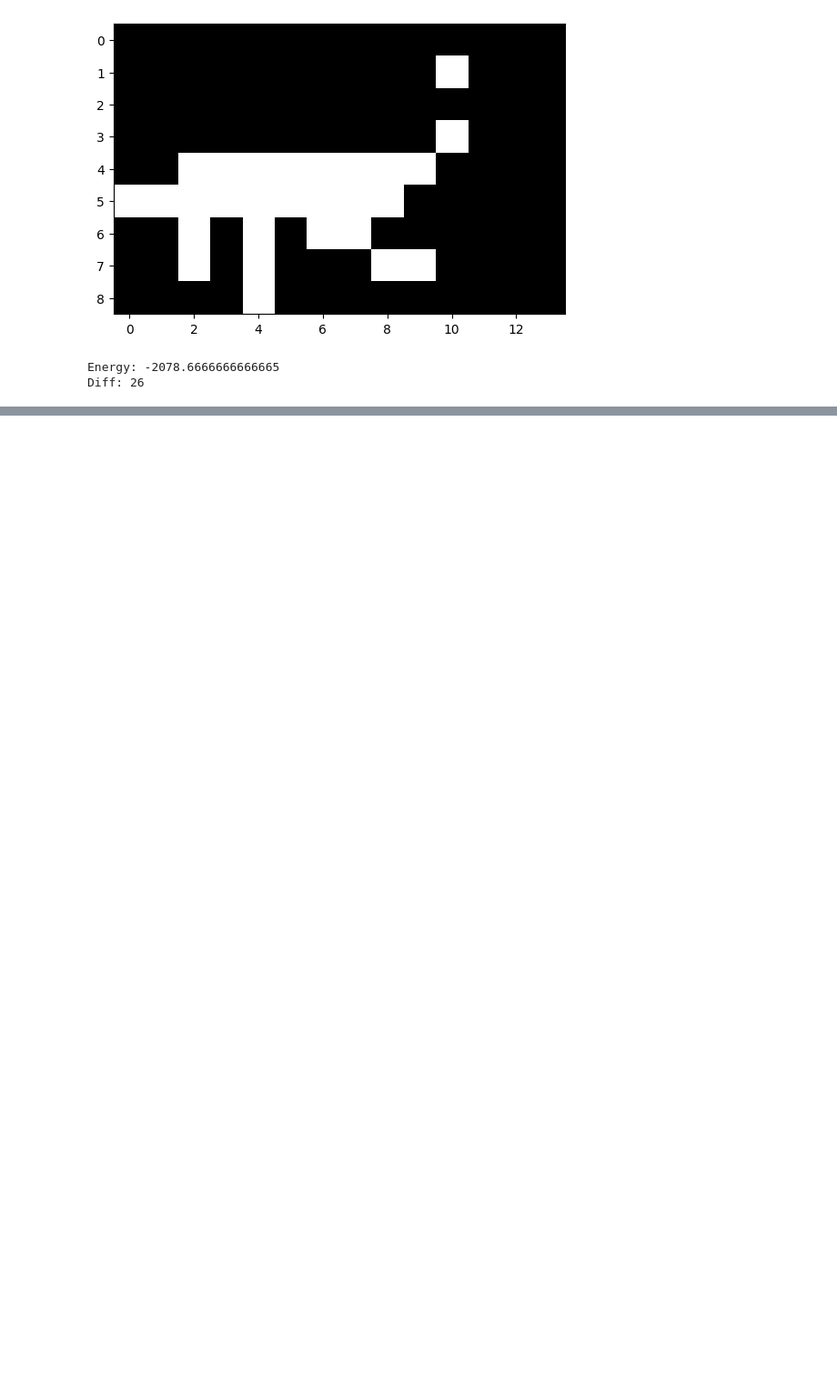
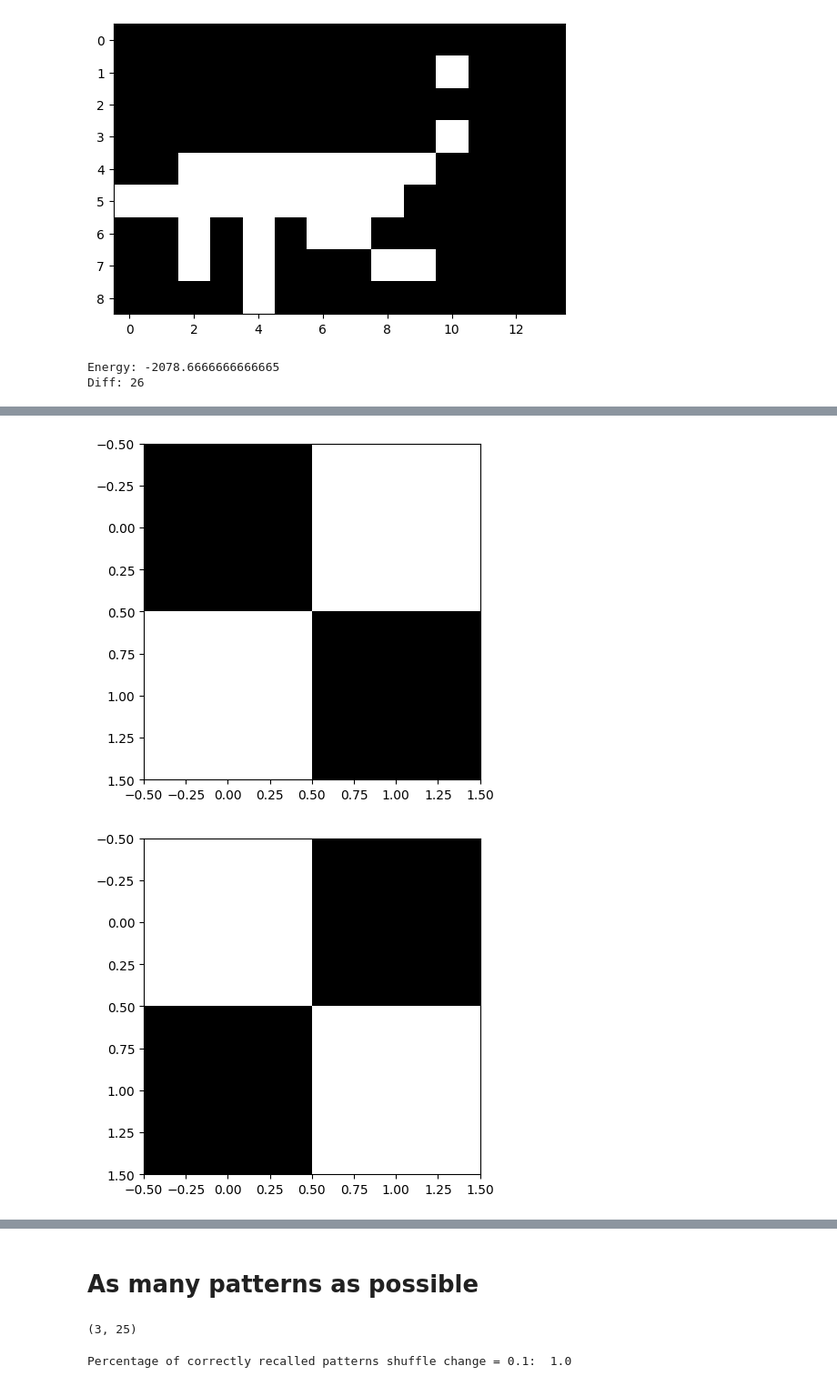
Before and after one commit to KarolDenst/Hopfield, a Jupyter notebook: hopfield.ipynb, the cells around one changed output, grey strips where cells are left out. Shown at 91% size. Cells and saved outputs as stored; diff of their text form; code cells hidden in the pictures; blank space fills up the shorter version.

```diff
--- a/hopfield.ipynb
+++ b/hopfield.ipynb
@@ -161,0 +219,14 @@ KeyboardInterrupt:
+# %%
+pattern1 = np.array([1, -1, 1, -1])
+pattern2 = -pattern1
+initial_state = np.array([1, -1, -1, 1])
+
+net = Hopfield(4)
+net.train_hebb([pattern1, pattern2])
+show_pattern(net.update(initial_state, num_iterations=1), (2, 2))
+show_pattern(net.update(initial_state, num_iterations=2), (2, 2))
+show_pattern(net.update(initial_state, num_iterations=3), (2, 2))
+show_pattern(net.update(initial_state, num_iterations=4), (2, 2))
+# %% [output]
+[figure, added]
+[figure, added]
@@ -161,0 +235,2 @@ KeyboardInterrupt:
+# %% [markdown]
+# As many patterns as possible
@@ -161,0 +241,24 @@ KeyboardInterrupt:
+# %%
+H = hadamard(32) # has to be power of 2
+H = H[:max_patterns, :pattern_len]
+H.shape
+# %% [output]
+(3, 25)
+# %%
+shuffle_chance = 0.1
+net = Hopfield(25)
+net.train_hebb(H)
+
+total_diff = 0
+correct = 0
+for i in range(100):
+    for pattern in H:
+        noisy_pattern = shuffle_pattern(pattern, shuffle_chance)
+        recalled_pattern = net.update(noisy_pattern, num_iterations=100)
+        diff = pattern_diff(recalled_pattern, pattern)
+        if diff == 0:
+            correct += 1
+        total_diff += diff
+print(f'Percentage of correctly recalled patterns shuffle change = {shuffle_chance}: ', correct / len(H) / 100)
+# %% [output]
+Percentage of correctly recalled patterns shuffle change = 0.1:  1.0
```
Also changed, not shown: parts of 10 cells of this notebook, 13 other files.
